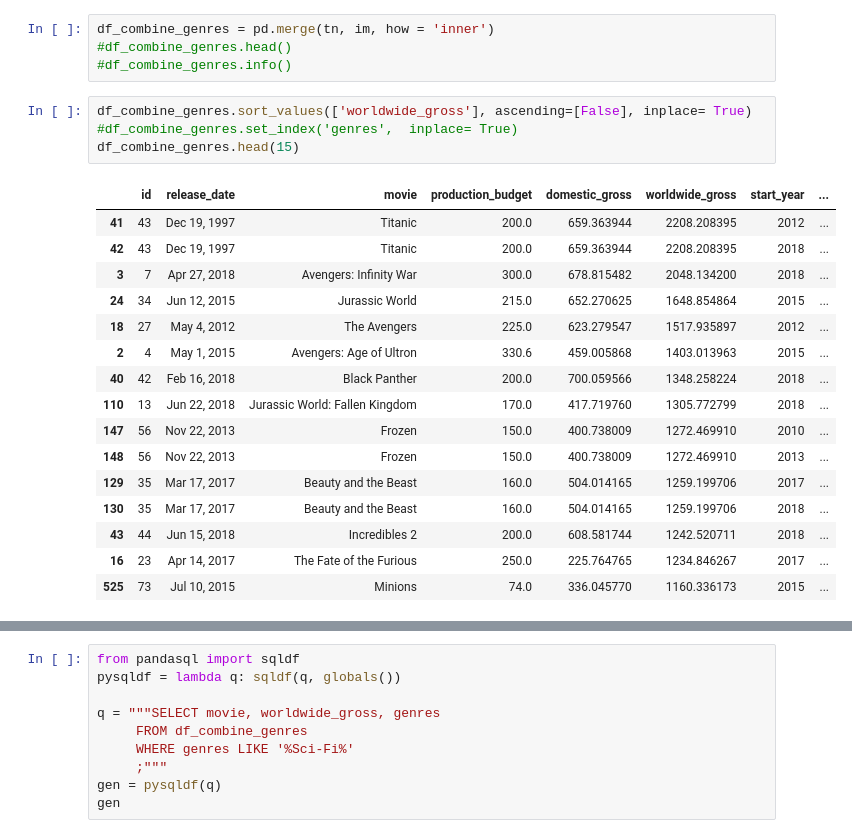
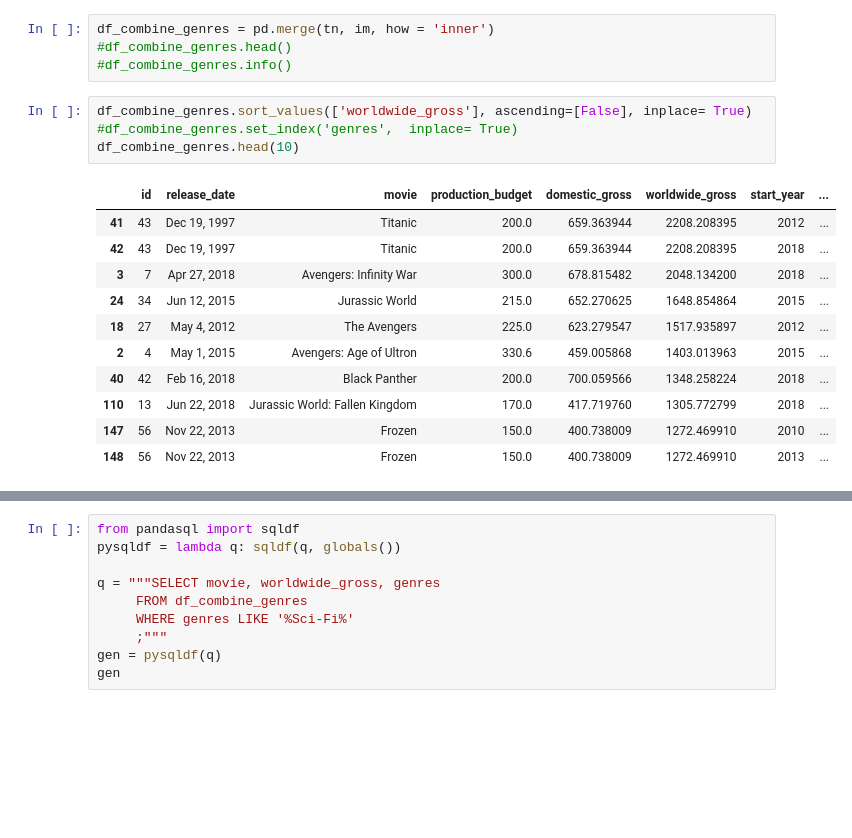
Before and after one commit to hixtape1212/Group6Consulting_CapstoneRepo, a Jupyter notebook: SCP_Genres_Eda.ipynb, the cells around one changed output, grey strips where cells are left out. Drawn from its saved outputs; the diff is of its cells as text; blank space fills up the shorter version.

```diff
--- a/SCP_Genres_Eda.ipynb
+++ b/SCP_Genres_Eda.ipynb
@@ -186,21 +101,16 @@ df_combine_genres = pd.merge(tn, im, how = 'inner')
 # %%
 df_combine_genres.sort_values(['worldwide_gross'], ascending=[False], inplace= True)
 #df_combine_genres.set_index('genres',  inplace= True)
-df_combine_genres.head(15)
+df_combine_genres.head(10)
 # %% [output]
 |  | id | release_date | movie | production_budget | domestic_gross | worldwide_gross | start_year | ... |
 | 41 | 43 | Dec 19, 1997 | Titanic | 200.0 | 659.363944 | 2208.208395 | 2012 | ... |
 | 42 | 43 | Dec 19, 1997 | Titanic | 200.0 | 659.363944 | 2208.208395 | 2018 | ... |
 | 3 | 7 | Apr 27, 2018 | Avengers: Infinity War | 300.0 | 678.815482 | 2048.134200 | 2018 | ... |
 | 24 | 34 | Jun 12, 2015 | Jurassic World | 215.0 | 652.270625 | 1648.854864 | 2015 | ... |
 | 18 | 27 | May 4, 2012 | The Avengers | 225.0 | 623.279547 | 1517.935897 | 2012 | ... |
 | 2 | 4 | May 1, 2015 | Avengers: Age of Ultron | 330.6 | 459.005868 | 1403.013963 | 2015 | ... |
 | 40 | 42 | Feb 16, 2018 | Black Panther | 200.0 | 700.059566 | 1348.258224 | 2018 | ... |
 | 110 | 13 | Jun 22, 2018 | Jurassic World: Fallen Kingdom | 170.0 | 417.719760 | 1305.772799 | 2018 | ... |
 | 147 | 56 | Nov 22, 2013 | Frozen | 150.0 | 400.738009 | 1272.469910 | 2010 | ... |
 | 148 | 56 | Nov 22, 2013 | Frozen | 150.0 | 400.738009 | 1272.469910 | 2013 | ... |
-| 129 | 35 | Mar 17, 2017 | Beauty and the Beast | 160.0 | 504.014165 | 1259.199706 | 2017 | ... |
-| 130 | 35 | Mar 17, 2017 | Beauty and the Beast | 160.0 | 504.014165 | 1259.199706 | 2018 | ... |
-| 43 | 44 | Jun 15, 2018 | Incredibles 2 | 200.0 | 608.581744 | 1242.520711 | 2018 | ... |
-| 16 | 23 | Apr 14, 2017 | The Fate of the Furious | 250.0 | 225.764765 | 1234.846267 | 2017 | ... |
-| 525 | 73 | Jul 10, 2015 | Minions | 74.0 | 336.045770 | 1160.336173 | 2015 | ... |
```
Also changed, not shown: parts of 26 cells of this notebook.
